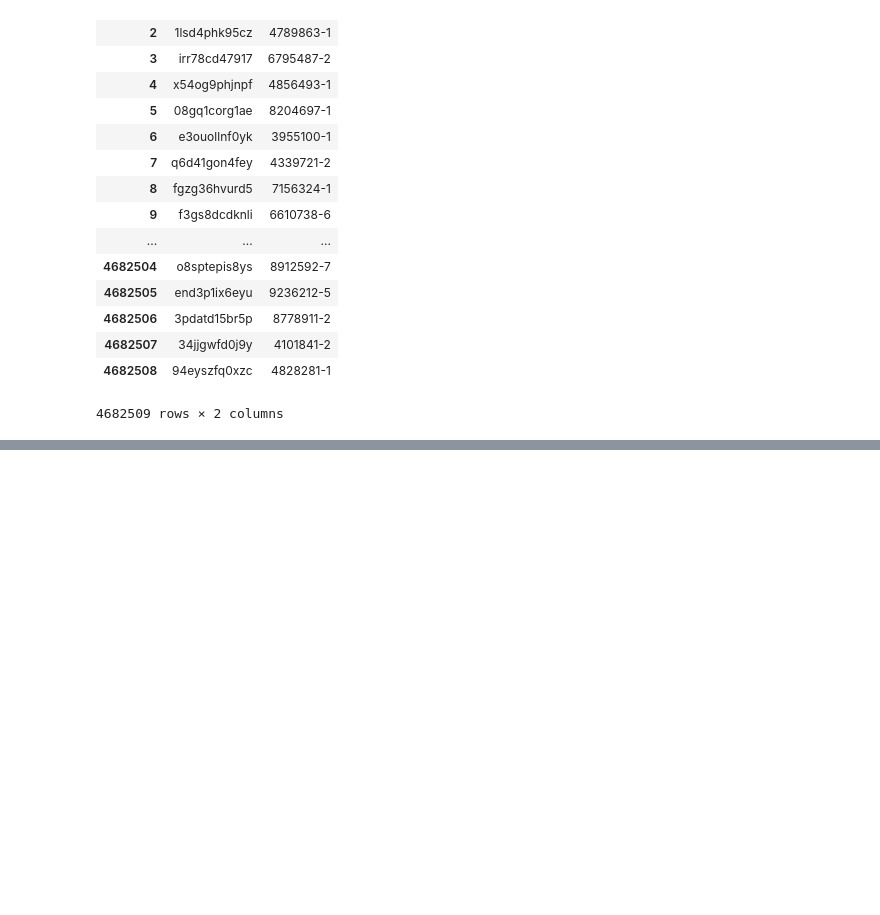
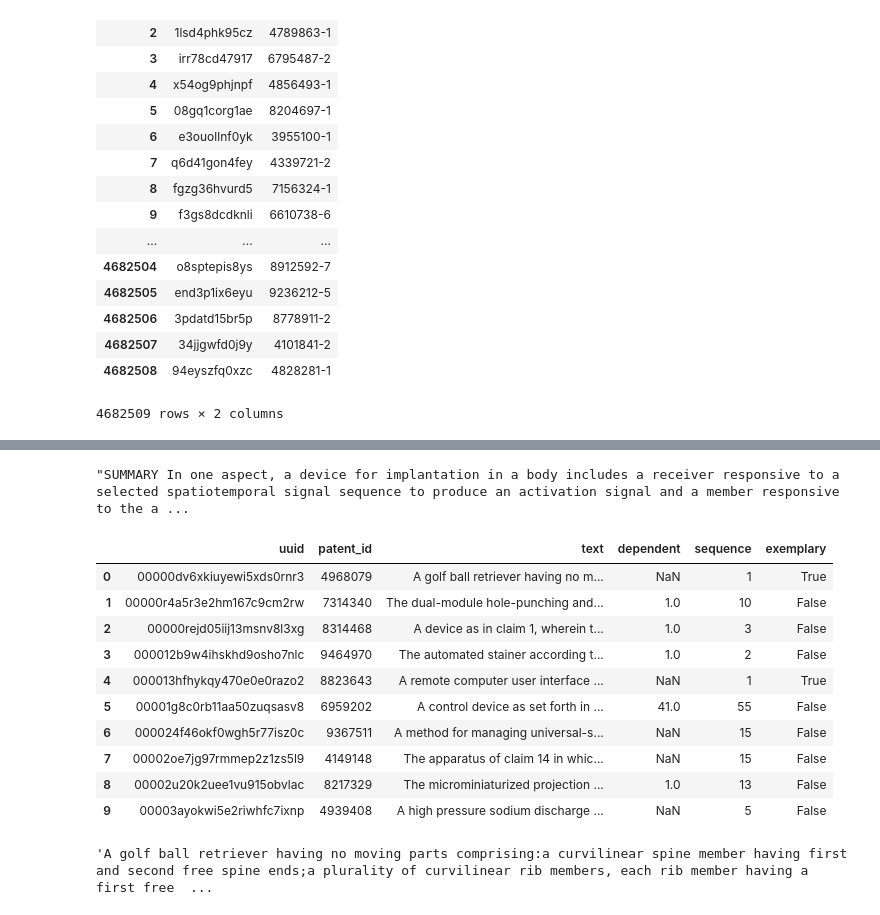
Before and after one commit to boreshkinai/patent-analysis, a Jupyter notebook: patents-view-exploration.ipynb, the cells around one changed output, grey strips where cells are left out. Cells and saved outputs as stored; diff of their text form; code cells hidden in the pictures; blank space fills up the shorter version.

```diff
--- a/patents-view-exploration.ipynb
+++ b/patents-view-exploration.ipynb
@@ -163,0 +184,23 @@ len(location_inventor_feed.location_id.unique())
+# %%
+brf_sum_text_feed['text'][2]
+# %% [output]
+"SUMMARY In one aspect, a device for implantation in a body includes a receiver responsive to a selected spatiotemporal signal sequence to produce an activation signal and a member responsive to the a ...
+# %%
+claim_feed = pd.read_csv(DATA_PATH+'claim.zip', sep='\t', encoding="ISO-8859-1", nrows=10)
+claim_feed
+# %% [output]
+|  | uuid | patent_id | text | dependent | sequence | exemplary |
+| 0 | 00000dv6xkiuyewi5xds0rnr3 | 4968079 | A golf ball retriever having no m... | NaN | 1 | True |
+| 1 | 00000r4a5r3e2hm167c9cm2rw | 7314340 | The dual-module hole-punching and... | 1.0 | 10 | False |
+| 2 | 00000rejd05iij13msnv8l3xg | 8314468 | A device as in claim 1, wherein t... | 1.0 | 3 | False |
+| 3 | 000012b9w4ihskhd9osho7nlc | 9464970 | The automated stainer according t... | 1.0 | 2 | False |
+| 4 | 000013hfhykqy470e0e0razo2 | 8823643 | A remote computer user interface ... | NaN | 1 | True |
+| 5 | 00001g8c0rb11aa50zuqsasv8 | 6959202 | A control device as set forth in ... | 41.0 | 55 | False |
+| 6 | 000024f46okf0wgh5r77isz0c | 9367511 | A method for managing universal-s... | NaN | 15 | False |
+| 7 | 00002oe7jg97rmmep2z1zs5l9 | 4149148 | The apparatus of claim 14 in whic... | NaN | 15 | False |
+| 8 | 00002u20k2uee1vu915obvlac | 8217329 | The microminiaturized projection ... | 1.0 | 13 | False |
+| 9 | 00003ayokwi5e2riwhfc7ixnp | 4939408 | A high pressure sodium discharge ... | NaN | 5 | False |
+# %%
+claim_feed['text'][0]
+# %% [output]
+'A golf ball retriever having no moving parts comprising:a curvilinear spine member having first and second free spine ends;a plurality of curvilinear rib members, each rib member having a first free  ...
```
Also changed, not shown: parts of 6 cells of this notebook.
